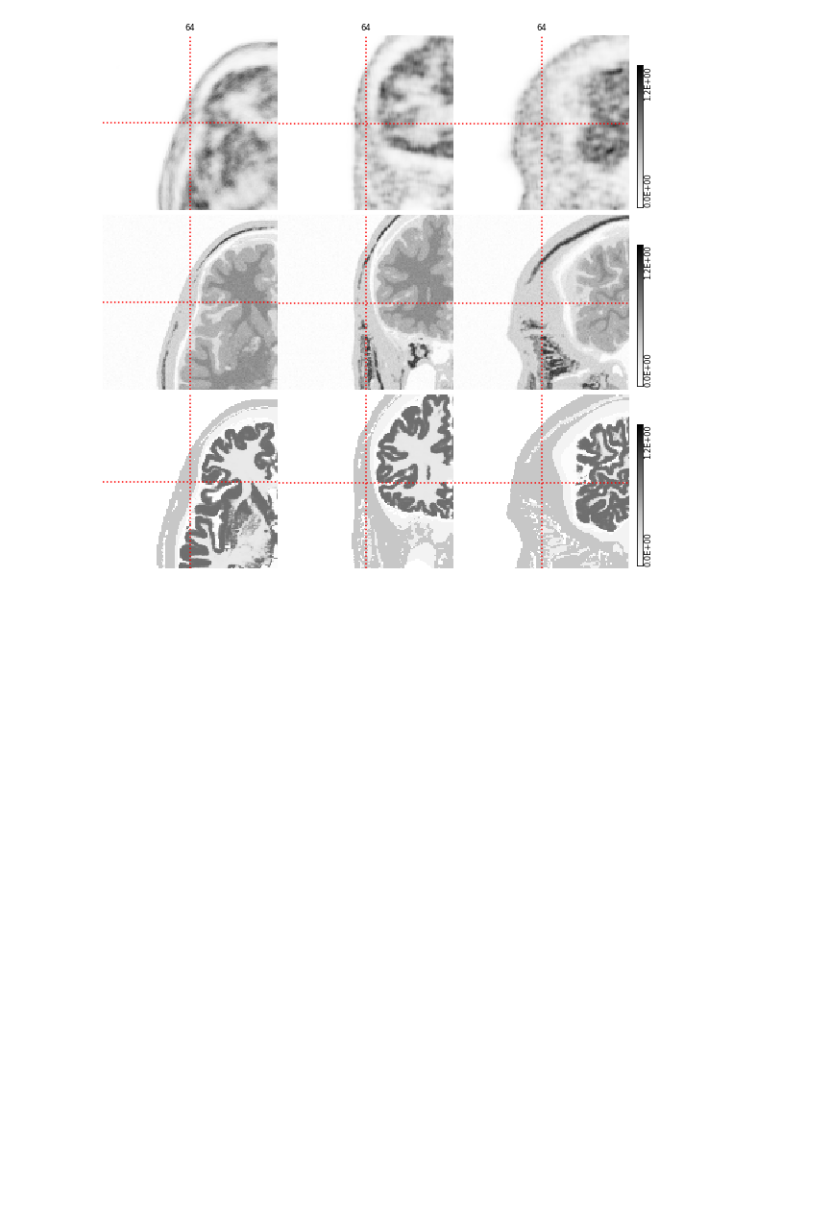
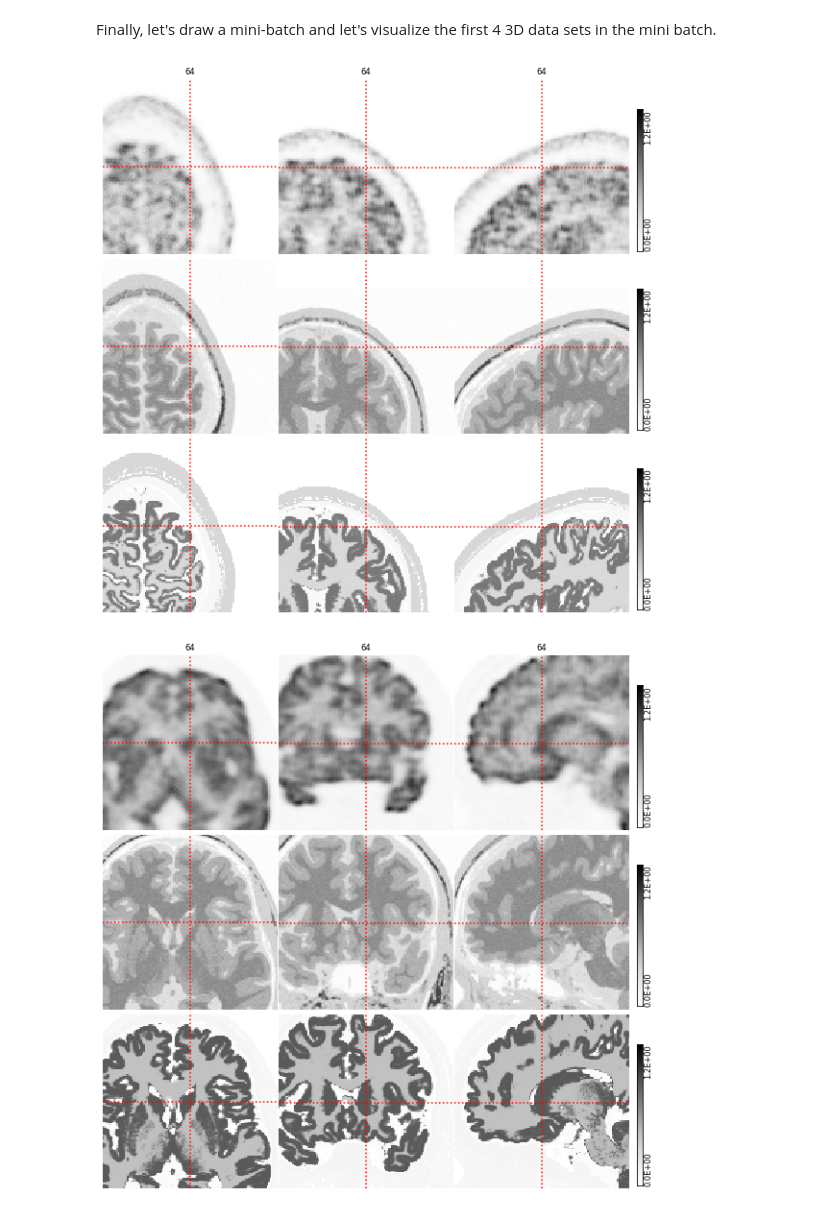
Before and after one commit to gschramm/pyapetnet, a Jupyter notebook: notebooks/02_tf_data.ipynb, the cells around one changed output. Saved outputs shown, nothing was run; the diff lists cells and outputs as text; code cells hidden in the pictures; blank space fills up the shorter version.

Commit message:
add text for tf dataset tutorial

```diff
--- a/notebooks/02_tf_data.ipynb
+++ b/notebooks/02_tf_data.ipynb
@@ -107,5 +121,5 @@ loading ../data/training_data/brainweb/subject38
 # %%
-def train_preprocessing(x, y, s0 = 64, s1 = 64, s2 = 64, m0 = (40,40), m1 = (40,40), m2 = (40,40)):
+def train_augmentation(x, y, s0 = 64, s1 = 64, s2 = 64, m0 = (40,40), m1 = (40,40), m2 = (40,40)):
   """data augmentation function for training """
 
   # extract a random sub volume
@@ -133,17 +149,17 @@ def train_preprocessing(x, y, s0 = 64, s1 = 64, s2 = 64, m0 = (40,40), m1 = (40,
 # %%
 train_loader = tf.data.Dataset.from_tensor_slices((x_train, y_train))
 
-train_dataset = train_loader.shuffle(len(x_train)).map(lambda x,y: train_preprocessing(x,y, s0 = 129, s1 = 129, s2 = 129)).batch(batch_size).prefetch(2)
+train_dataset = train_loader.shuffle(len(x_train)).map(lambda x,y: train_augmentation(x,y, s0 = 129, s1 = 129, s2 = 129)).batch(batch_size).prefetch(2)
+# %% [markdown]
+Finally, let's draw a mini-batch and let's visualize the first 4 3D data sets in the mini batch.
 # %%
-b = train_dataset.take(1)
-
-x_batch, y_batch = list(b)[0]
+x_batch, y_batch = list(train_dataset.take(1))[0]
-# %%
-x_batch = x_batch.numpy()
-y_batch = y_batch.numpy()
-
-import pymirc.viewer as pv
-vi = pv.ThreeAxisViewer([x_batch[0,...,0].squeeze(), x_batch[0,...,1].squeeze(), y_batch[0,...,0].squeeze()],
-                        imshow_kwargs = {'vmin':0,'vmax':1.2})
-# %% [output]
-[figure, removed]
+# %%
+import pymirc.viewer as pv
+for i in range(4):
+  vi = pv.ThreeAxisViewer([x_batch[i,...,0].numpy().squeeze(), x_batch[i,...,1].numpy().squeeze(),
+                           y_batch[i,...,0].numpy().squeeze()],
+                           imshow_kwargs = {'vmin':0,'vmax':1.2})
+# %% [output]
+[figure, added]
+[figure, added]
```
Also changed, not shown: parts of 16 cells of this notebook.
